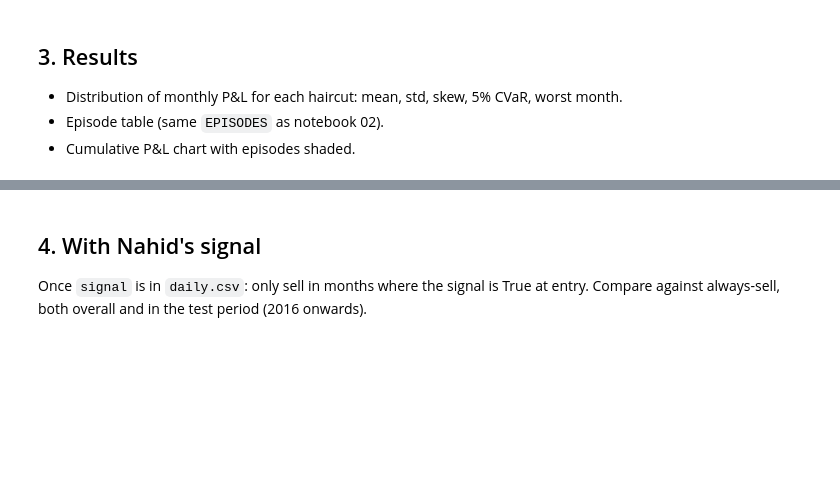
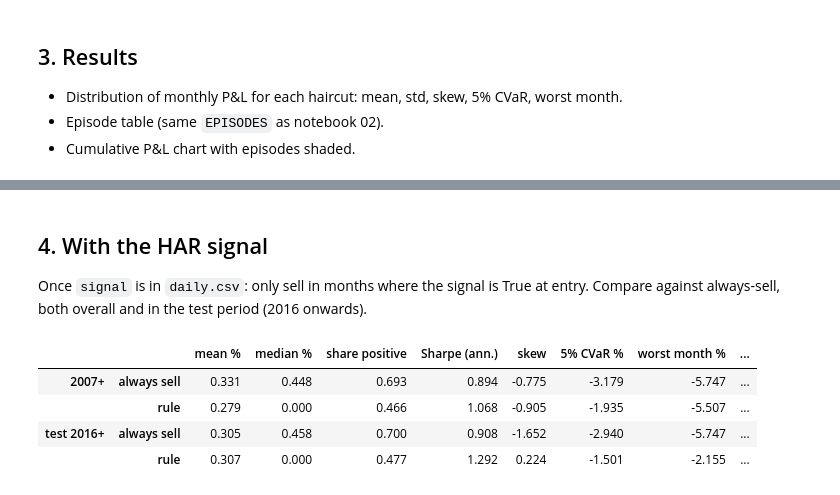
Before and after one commit to Sagar-DU/volatility-risk-premium, a Jupyter notebook: notebooks/04_straddle_backtest.ipynb, the cells around one changed output, grey strips where cells are left out. Cells and saved outputs as stored; diff of their text form; code cells hidden in the pictures; blank space fills up the shorter version.

```diff
--- a/notebooks/04_straddle_backtest.ipynb
+++ b/notebooks/04_straddle_backtest.ipynb
@@ -73,7 +197,22 @@ This explains *why* the strategy works: it earns theta when realized < implied,
 # %% [markdown]
-## 4. With Nahid's signal
+## 4. With the HAR signal
 Once `signal` is in `daily.csv`: only sell in months where the signal is True at entry. Compare against always-sell, both overall and in the test period (2016 onwards).
 # %%
-# TODO
+on = df['signal'].reindex(h2.index).astype(bool)
+cmp = {}
+for label, idx in [('2007+', h2.index[h2.index >= '2007-01-01']), ('test 2016+', h2.index[h2.index >= '2016-01-01'])]:
+    always = h2.loc[idx, 'pnl_pct']
+    rule = always.where(on.loc[idx], 0.0)
+    cmp[(label, 'always sell')] = summarize(always)
+    cmp[(label, 'rule')] = summarize(rule)
+    cmp[(label, 'always sell')]['months in market'] = 1.0
+    cmp[(label, 'rule')]['months in market'] = on.loc[idx].mean()
+display(pd.DataFrame(cmp).T.round(3))
+# %% [output]
+|  |  | mean % | median % | share positive | Sharpe (ann.) | skew | 5% CVaR % | worst month % | ... |
+| 2007+ | always sell | 0.331 | 0.448 | 0.693 | 0.894 | -0.775 | -3.179 | -5.747 | ... |
+|  | rule | 0.279 | 0.000 | 0.466 | 1.068 | -0.905 | -1.935 | -5.507 | ... |
+| test 2016+ | always sell | 0.305 | 0.458 | 0.700 | 0.908 | -1.652 | -2.940 | -5.747 | ... |
+|  | rule | 0.307 | 0.000 | 0.477 | 1.292 | 0.224 | -1.501 | -2.155 | ... |
 # %% [markdown]
 ## 5. Takeaways for the executive summary
```
Also changed, not shown: parts of 7 cells of this notebook, 2 other files.
